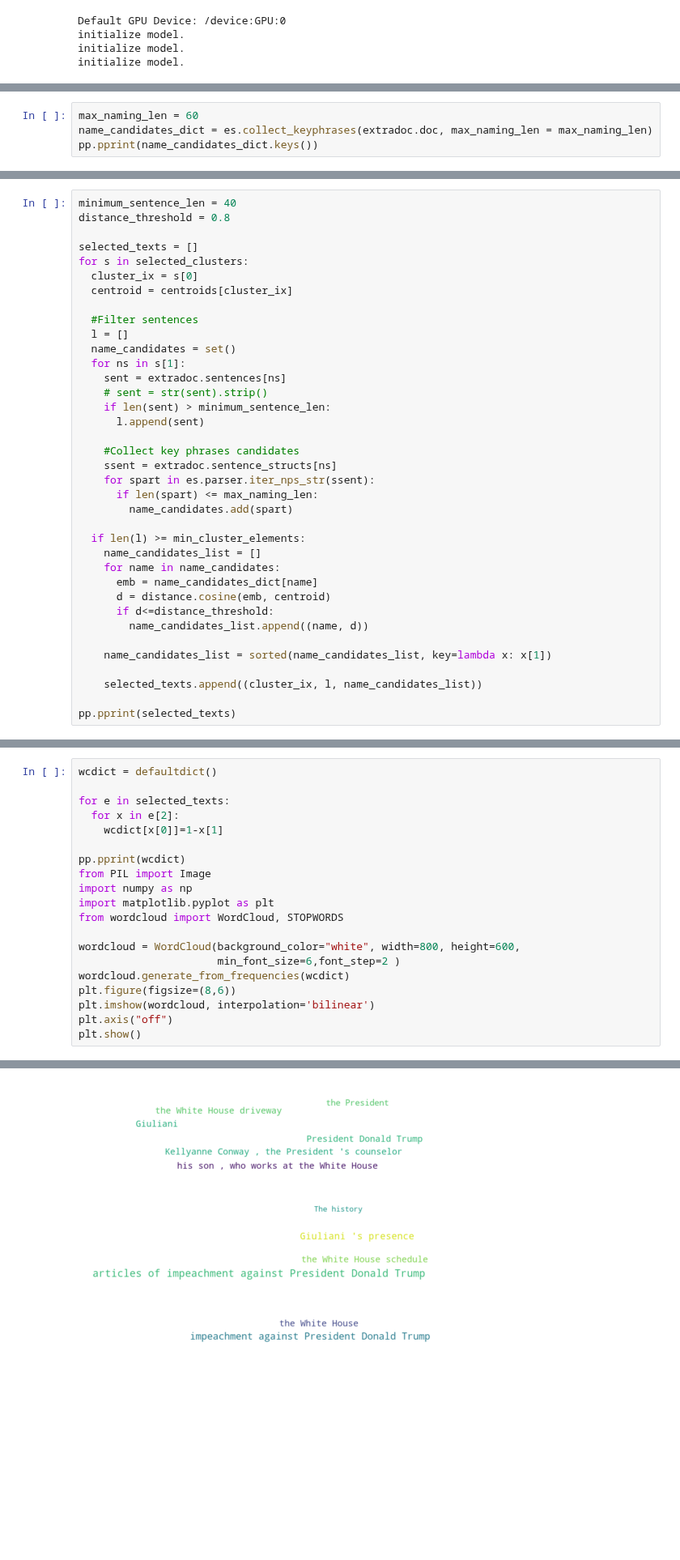
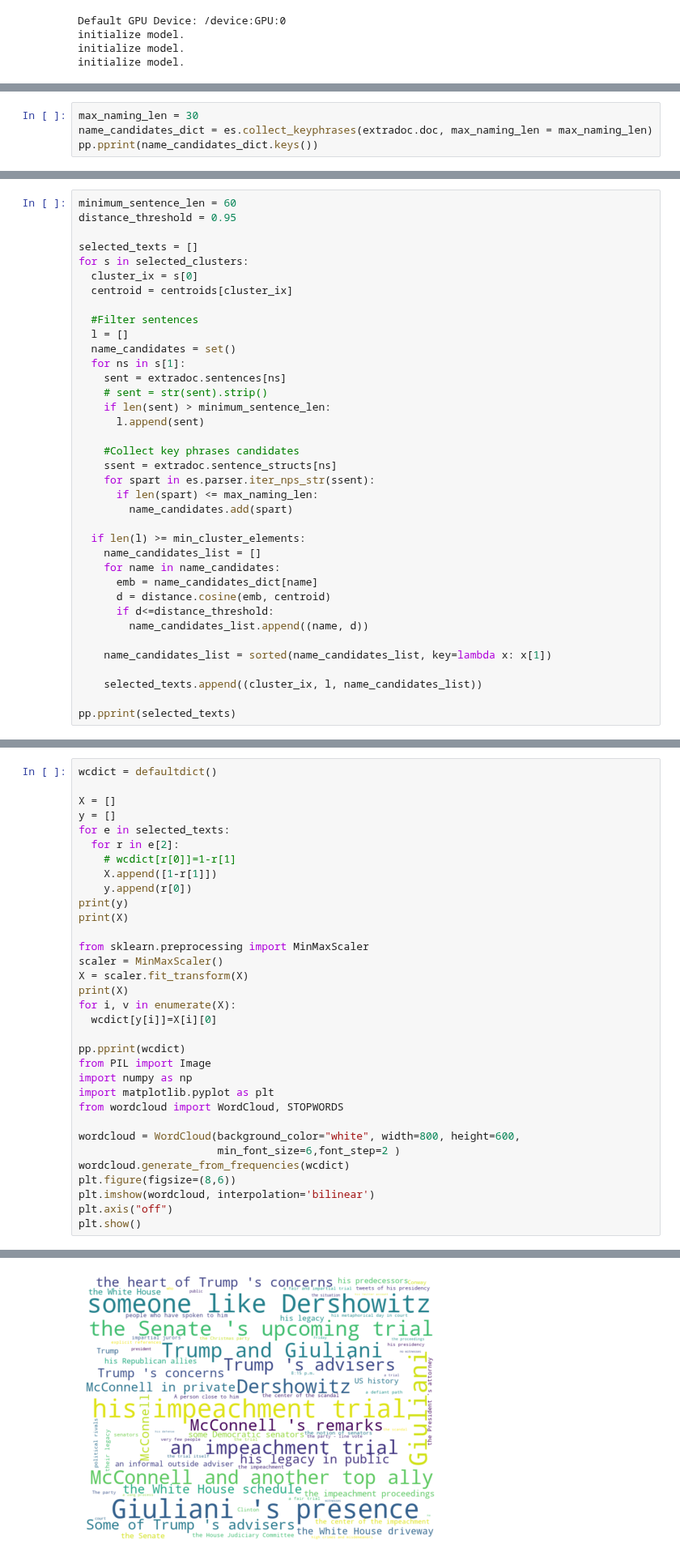
Before and after one commit to thingumajig/extractive_summary, a Jupyter notebook: extractive_summary.ipynb, the cells around one changed output, grey strips where cells are left out. Shown at 81% size. Saved outputs shown, nothing was run; the diff lists cells and outputs as text; blank space fills up the shorter version.

```diff
--- a/extractive_summary.ipynb
+++ b/extractive_summary.ipynb
@@ -142,5 +144,5 @@ defaultdict(<class 'list'>,
 # %%
-max_naming_len = 60
+max_naming_len = 30
 name_candidates_dict = es.collect_keyphrases(extradoc.doc, max_naming_len = max_naming_len)
 pp.pprint(name_candidates_dict.keys())
 # %% [output]
@@ -179,7 +181,7 @@ after-mark Giuliani-nsubj a-det   full-amod   10-and-nummod     --punct    a-qua
 [punct-445-PUNCT--.]    .
 # %%
-minimum_sentence_len = 40
-distance_threshold = 0.8
+minimum_sentence_len = 60
+distance_threshold = 0.95
 
 selected_texts = []
 for s in selected_clusters:
@@ -250,9 +252,22 @@ Requirement already satisfied: setuptools in /usr/local/lib/python3.6/dist-packa
 # %%
 wcdict = defaultdict()
 
+X = []
+y = []
 for e in selected_texts:
-  for x in e[2]:
-    wcdict[x[0]]=1-x[1]
+  for r in e[2]:
+    # wcdict[r[0]]=1-r[1]
+    X.append([1-r[1]])
+    y.append(r[0])
+print(y)
+print(X)
+
+from sklearn.preprocessing import MinMaxScaler
+scaler = MinMaxScaler()
+X = scaler.fit_transform(X)
+print(X)
+for i, v in enumerate(X):
+  wcdict[y[i]]=X[i][0]
 
 pp.pprint(wcdict)
 from PIL import Image
@@ -284 +303 @@ defaultdict(None,
-[figure, old version]
+[figure, new version]
```
Also changed, not shown: parts of 9 cells of this notebook.
